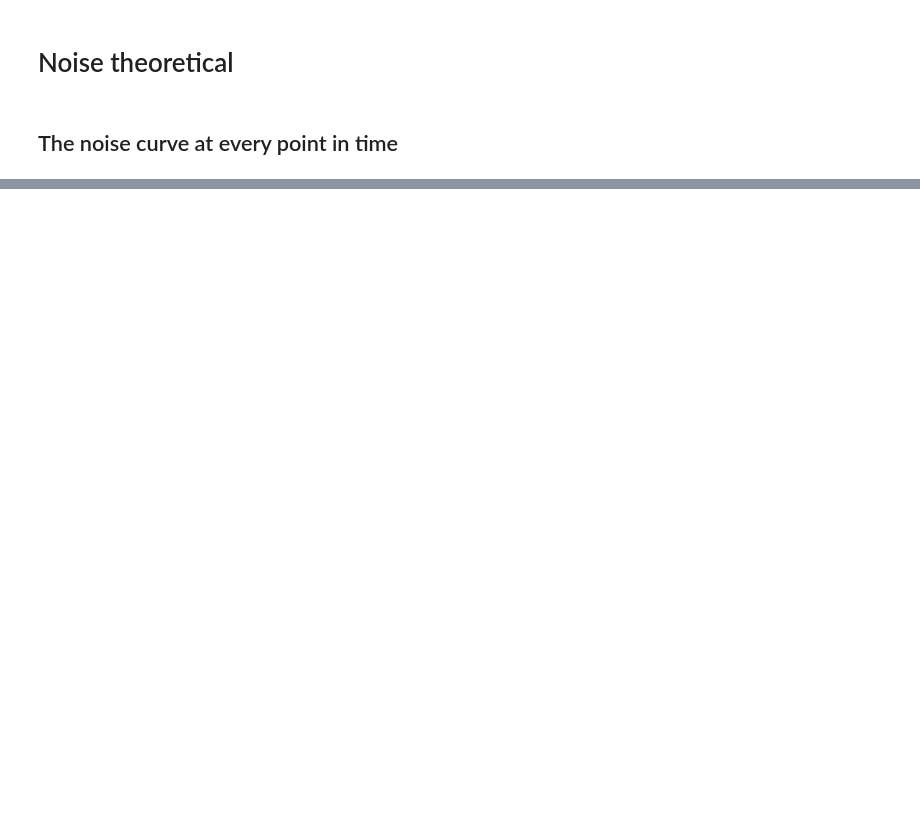
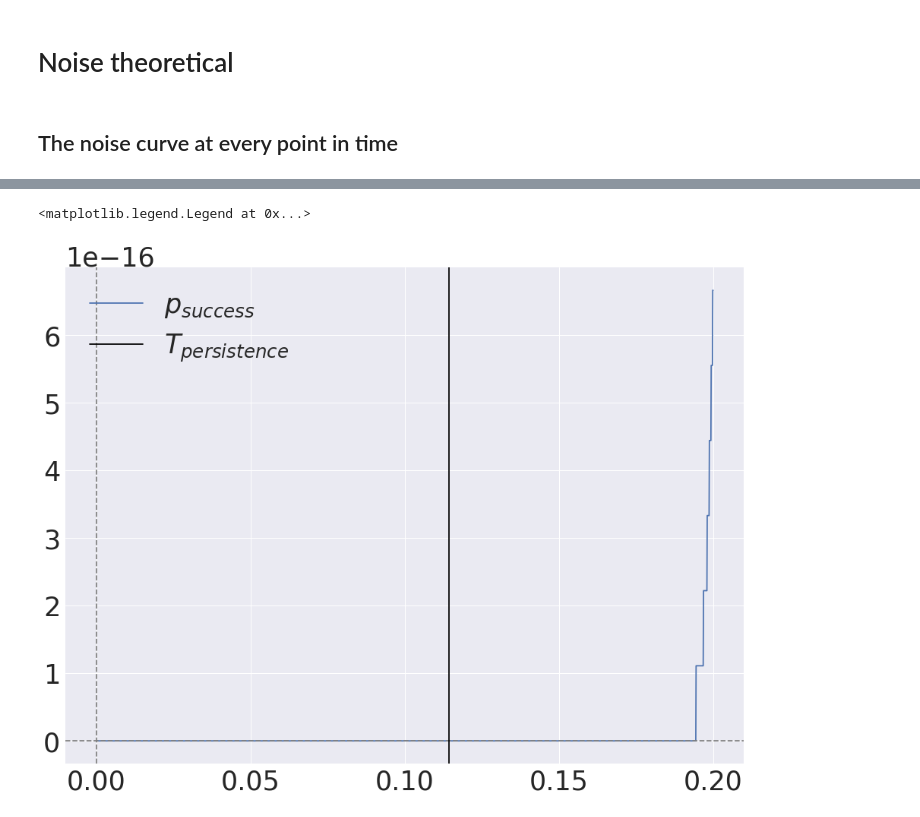
Before and after one commit to h-mayorquin/BCPNN_sequences, a Jupyter notebook: jupyter/2018-06-13(Noise theoretical).ipynb, the cells around one changed output, grey strips where cells are left out. Drawn from its saved outputs; the diff is of its cells as text; code cells hidden in the pictures; blank space fills up the shorter version.

```diff
--- a/jupyter/2018-06-13(Noise theoretical).ipynb
+++ b/jupyter/2018-06-13(Noise theoretical).ipynb
@@ -86,0 +124,14 @@ array([ 0.25   ,  0.25   ,  0.25   ,  0.25   ,  0.25   ,  0.25   ,
+# %%
+fig = plt.figure(figsize=(16, 12))
+ax = fig.add_subplot(111)
+
+ax.plot(time, p_s, label=r'$p_{success}$')
+
+ax.axhline(0, ls='--', color='gray')
+ax.axvline(0, ls='--', color='gray')
+ax.axvline(T_per, ls='-', color='black', label=r'$T_{persistence}$')
+ax.set_ylim([-])
+ax.legend()
+# %% [output]
+<matplotlib.legend.Legend at 0x...>
+[figure, added]
```
Also changed, not shown: parts of 32 cells of this notebook, 5 other files.
